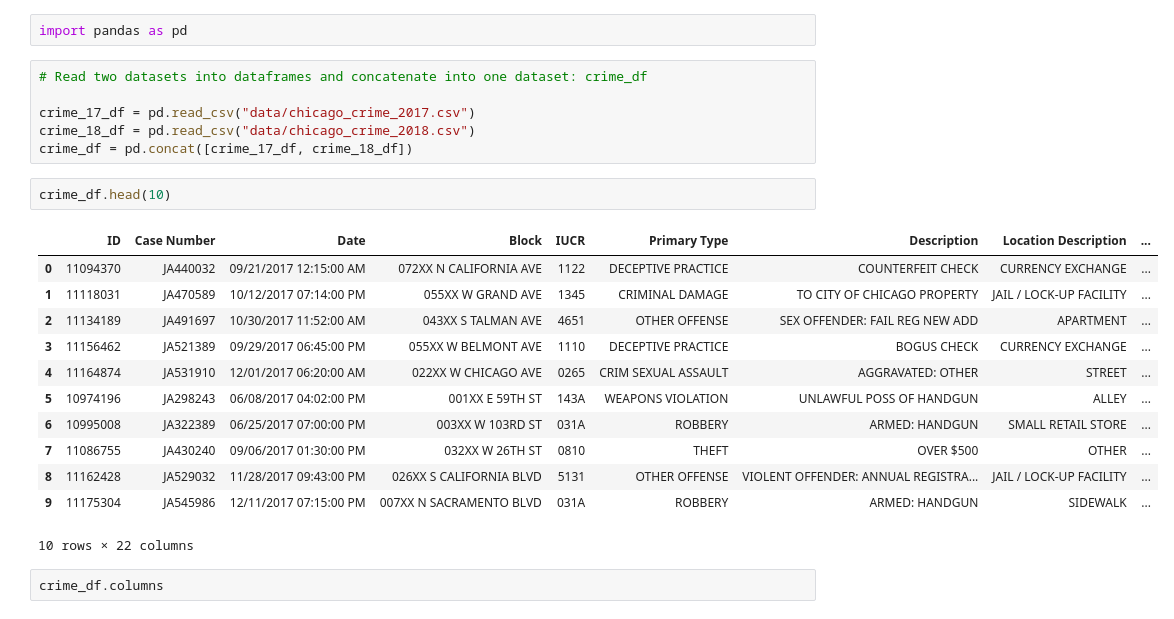
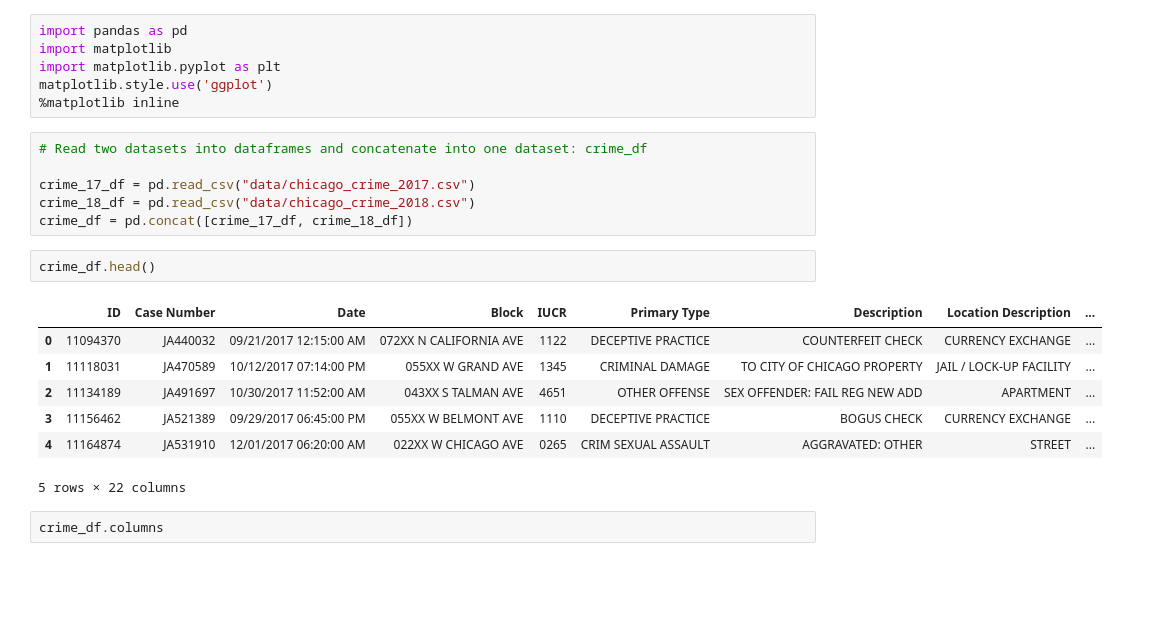
Before and after one commit to capp-machine-learning/chicago-crime-analysis, a Jupyter notebook: data_analysis.ipynb, the cells around one changed output. Cells and saved outputs as stored; diff of their text form; blank space fills up the shorter version.

```diff
--- a/data_analysis.ipynb
+++ b/data_analysis.ipynb
@@ -1,5 +1,9 @@
-# %%
-import pandas as pd
+# %%
+import pandas as pd
+import matplotlib
+import matplotlib.pyplot as plt
+matplotlib.style.use('ggplot')
+%matplotlib inline
 # %%
 # Read two datasets into dataframes and concatenate into one dataset: crime_df
 
@@ -7,20 +11,15 @@ crime_17_df = pd.read_csv("data/chicago_crime_2017.csv")
 crime_18_df = pd.read_csv("data/chicago_crime_2018.csv")
 crime_df = pd.concat([crime_17_df, crime_18_df])
 # %%
-crime_df.head(10)
+crime_df.head()
 # %% [output]
 |  | ID | Case Number | Date | Block | IUCR | Primary Type | Description | Location Description | ... |
 | 0 | 11094370 | JA440032 | 09/21/2017 12:15:00 AM | 072XX N CALIFORNIA AVE | 1122 | DECEPTIVE PRACTICE | COUNTERFEIT CHECK | CURRENCY EXCHANGE | ... |
 | 1 | 11118031 | JA470589 | 10/12/2017 07:14:00 PM | 055XX W GRAND AVE | 1345 | CRIMINAL DAMAGE | TO CITY OF CHICAGO PROPERTY | JAIL / LOCK-UP FACILITY | ... |
 | 2 | 11134189 | JA491697 | 10/30/2017 11:52:00 AM | 043XX S TALMAN AVE | 4651 | OTHER OFFENSE | SEX OFFENDER: FAIL REG NEW ADD | APARTMENT | ... |
 | 3 | 11156462 | JA521389 | 09/29/2017 06:45:00 PM | 055XX W BELMONT AVE | 1110 | DECEPTIVE PRACTICE | BOGUS CHECK | CURRENCY EXCHANGE | ... |
 | 4 | 11164874 | JA531910 | 12/01/2017 06:20:00 AM | 022XX W CHICAGO AVE | 0265 | CRIM SEXUAL ASSAULT | AGGRAVATED: OTHER | STREET | ... |
-| 5 | 10974196 | JA298243 | 06/08/2017 04:02:00 PM | 001XX E 59TH ST | 143A | WEAPONS VIOLATION | UNLAWFUL POSS OF HANDGUN | ALLEY | ... |
-| 6 | 10995008 | JA322389 | 06/25/2017 07:00:00 PM | 003XX W 103RD ST | 031A | ROBBERY | ARMED: HANDGUN | SMALL RETAIL STORE | ... |
-| 7 | 11086755 | JA430240 | 09/06/2017 01:30:00 PM | 032XX W 26TH ST | 0810 | THEFT | OVER $500 | OTHER | ... |
-| 8 | 11162428 | JA529032 | 11/28/2017 09:43:00 PM | 026XX S CALIFORNIA BLVD | 5131 | OTHER OFFENSE | VIOLENT OFFENDER: ANNUAL REGISTRA... | JAIL / LOCK-UP FACILITY | ... |
-| 9 | 11175304 | JA545986 | 12/11/2017 07:15:00 PM | 007XX N SACRAMENTO BLVD | 031A | ROBBERY | ARMED: HANDGUN | SIDEWALK | ... |
-10 rows × 22 columns
+5 rows × 22 columns
 # %%
 crime_df.columns
 # %% [output]
```
Also changed, not shown: parts of 3 cells of this notebook.
